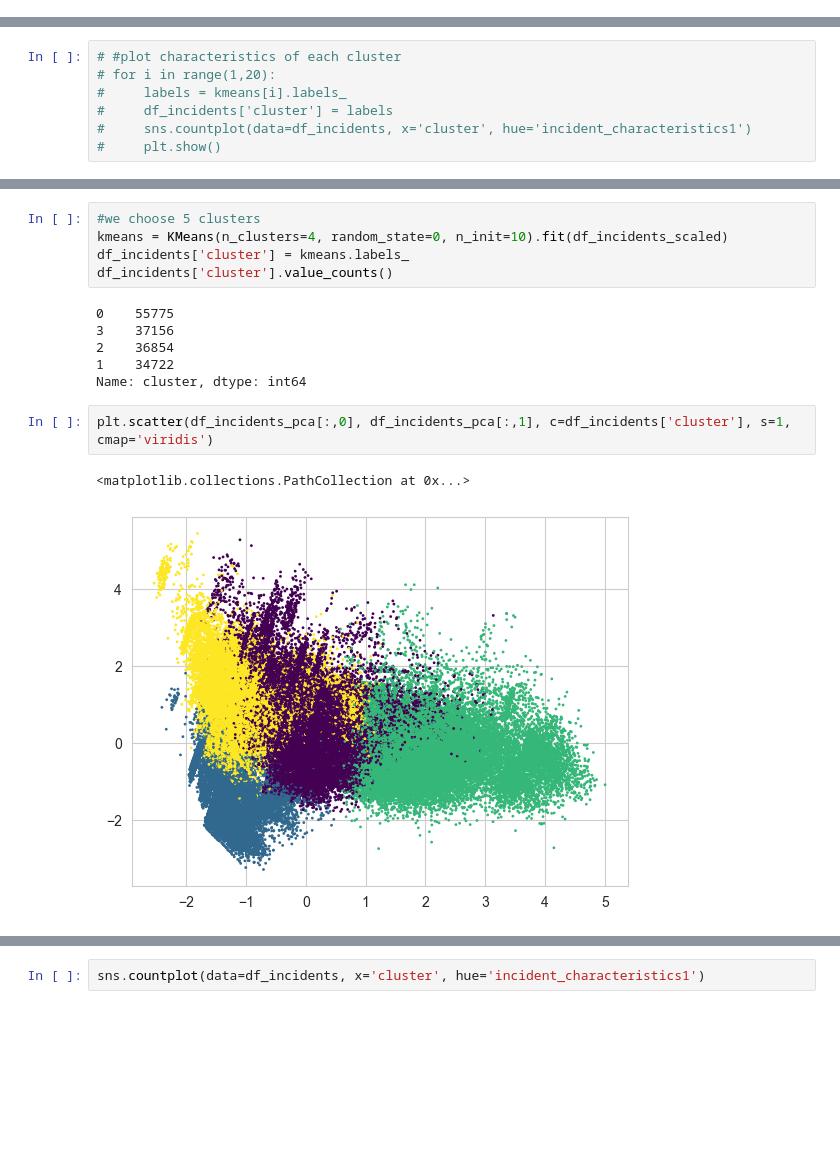
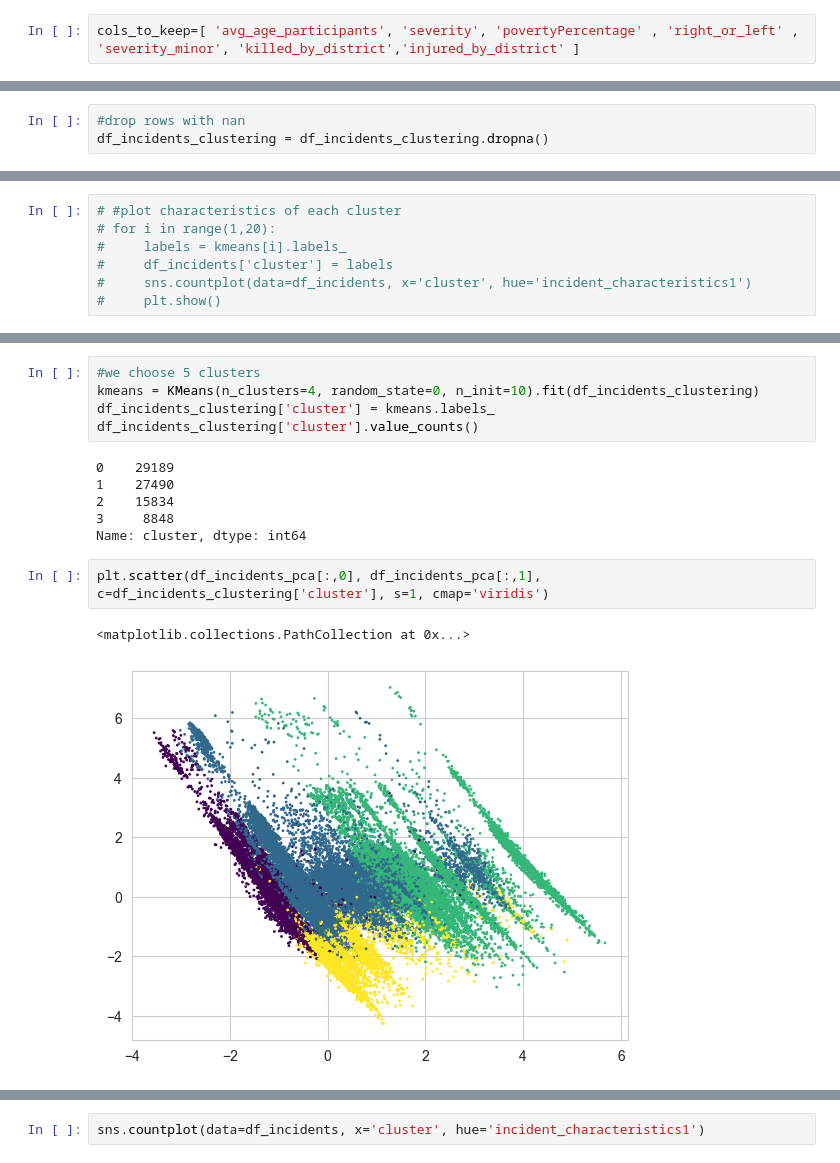
Before and after one commit to irenedovichi/DM-project, a Jupyter notebook: TASK 2/Clustering.ipynb, the cells around one changed output, grey strips where cells are left out. Cells and saved outputs as stored; diff of their text form; blank space fills up the shorter version.

```diff
--- a/TASK 2/Clustering.ipynb
+++ b/TASK 2/Clustering.ipynb
@@ -43,3 +41,5 @@ cols_to_keep=[	'severity', 'severity_minor', 'povertyPercentage', 'avg_age_parti
+# %%
+cols_to_keep=[ 'avg_age_participants', 'severity', 'povertyPercentage' , 'right_or_left' ,  'severity_minor', 'killed_by_district','injured_by_district' ]
 # %%
 # drop the columns that we don't need
 df_incidents_clustering = df_incidents[cols_to_keep]
@@ -70,3 +69,6 @@ arrested_ratio 1.1845176761837728
+# %%
+#drop rows with nan
+df_incidents_clustering = df_incidents_clustering.dropna()
 # %% [markdown]
 ## Scaling and PCA
 # %%
@@ -144,19 +146,19 @@ KeyboardInterrupt
 # %%
 #we choose 5 clusters
-kmeans = KMeans(n_clusters=4, random_state=0, n_init=10).fit(df_incidents_scaled)
-df_incidents['cluster'] = kmeans.labels_
-df_incidents['cluster'].value_counts()
+kmeans = KMeans(n_clusters=4, random_state=0, n_init=10).fit(df_incidents_clustering)
+df_incidents_clustering['cluster'] = kmeans.labels_
+df_incidents_clustering['cluster'].value_counts()
 # %% [output]
-0    55775
-3    37156
-2    36854
-1    34722
+0    29189
+1    27490
+2    15834
+3     8848
 Name: cluster, dtype: int64
 # %%
-plt.scatter(df_incidents_pca[:,0], df_incidents_pca[:,1], c=df_incidents['cluster'], s=1, cmap='viridis')
+plt.scatter(df_incidents_pca[:,0], df_incidents_pca[:,1], c=df_incidents_clustering['cluster'], s=1, cmap='viridis')
 # %% [output]
 <matplotlib.collections.PathCollection at 0x...>
-[figure, old version]
+[figure, new version]
 # %%
 #plot 3d
 from mpl_toolkits.mplot3d import Axes3D
```
Also changed, not shown: parts of 10 cells of this notebook, 2 other files.
